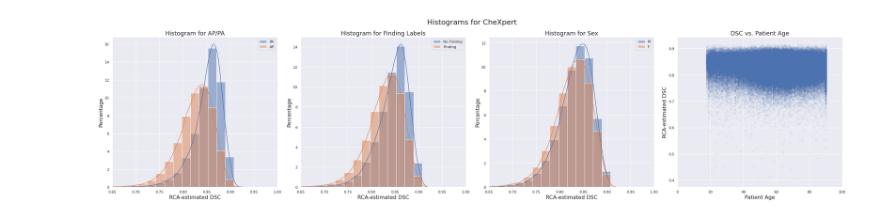
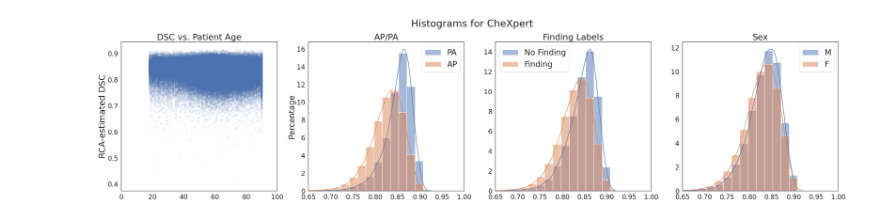
Before and after one commit to ngaggion/CheXmask-Database, a Jupyter notebook: TechnicalValidation/IndividualRCA/BiasAnalysis.ipynb, the cells around one changed output. Cells and saved outputs as stored; diff of their text form; code cells hidden in the pictures.

```diff
--- a/TechnicalValidation/IndividualRCA/BiasAnalysis.ipynb
+++ b/TechnicalValidation/IndividualRCA/BiasAnalysis.ipynb
@@ -123,7 +216,7 @@ import pandas as pd
 metadata1 = "CheXpert/train.csv"
 df = pd.read_csv(metadata1)
 metadata2 = "CheXpert/valid.csv"
-df = df.append(pd.read_csv(metadata2), ignore_index=True)
+df = pd.concat([df, pd.read_csv(metadata2)], ignore_index=True)
 
 rca_path = "../RCA/CheXpert.csv"
 rca_df = pd.read_csv(rca_path)
@@ -136,6 +229,9 @@ combined_df = df.join(rca_df.set_index('Path'), on='Path')
 # remove rows with NaN in the RCA columns
 
 combined_df = combined_df.dropna(subset=['Dice RCA (Mean)'])
+
+# convert NaN to 0
+combined_df = combined_df.fillna(0)
 # %%
 # Finding list 'Enlarged Cardiomediastinum', 'Cardiomegaly', 'Lung Opacity',
 # 'Lung Lesion', 'Edema', 'Consolidation', 'Pneumonia', 'Atelectasis',
@@ -161,38 +292,41 @@ combined_df['Finding'] = findings_df
 sub1 = combined_df[combined_df['AP/PA'] == 'PA']
 sub2 = combined_df[combined_df['AP/PA'] == 'AP']
 name1 = "PA"
 name2 = "AP"
 
 # Now by "Finding Labels"
 sub3 = combined_df[combined_df['Finding'] != True]
 sub4 = combined_df[combined_df['Finding'] == True]
 name3 = "No Finding"
 name4 = "Finding"
 
 # Now by Patient Gender
 sub5 = combined_df[combined_df['Sex'] == 'Male']
 sub6 = combined_df[combined_df['Sex'] == 'Female']
 name5 = "M"
 name6 = "F"
 
 fig, axes = plot_comparative_histograms([[sub1, sub2], [sub3, sub4], [sub5, sub6]],
                                         [[name1, name2], [name3, name4], [name5, name6]],
                                         ["AP/PA", "Finding Labels", "Sex"],
                                         "Dice RCA (Mean)",
                                         "CheXpert")
 
-ax = axes[3]
+ax = axes[0]
 
 sns.scatterplot(data=combined_df, x="Age", y="Dice RCA (Mean)", ax=ax, alpha = 0.05, linewidth=0)
-ax.set_title("DSC vs. Patient Age", fontsize=18)
-ax.set_xlabel("Patient Age", fontsize=16)
-ax.set_ylabel("RCA-estimated DSC", fontsize=16)
+ax.set_title("DSC vs. Patient Age", fontsize=26)
+#ax.set_xlabel("Patient Age", fontsize=24)
+ax.set_xlabel("", fontsize=24)
+ax.set_ylabel("RCA-estimated DSC", fontsize=26)
 ax.set_xlim([0, 100])
+ax.tick_params(axis='both', which='major', labelsize=20)
 
 plt.tight_layout()
 plt.savefig("CheXpert.png", dpi=300)
+plt.savefig("CheXpert.pdf", dpi=300)
 # %% [output]
-[figure, old version]
+[figure, new version]
 # %%
 import pandas as pd
 
```
Also changed, not shown: parts of 19 cells of this notebook, 58 other files.
